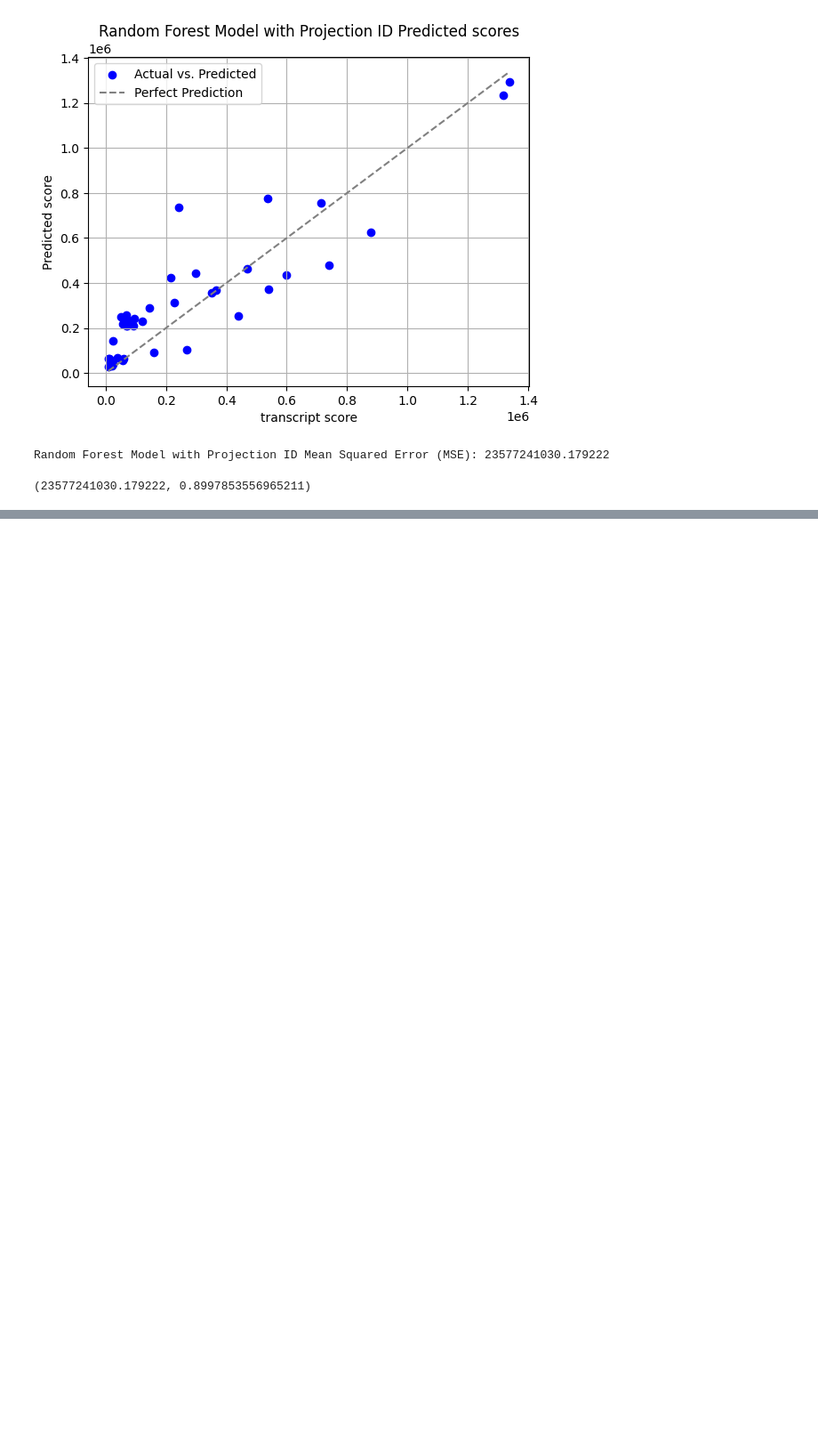
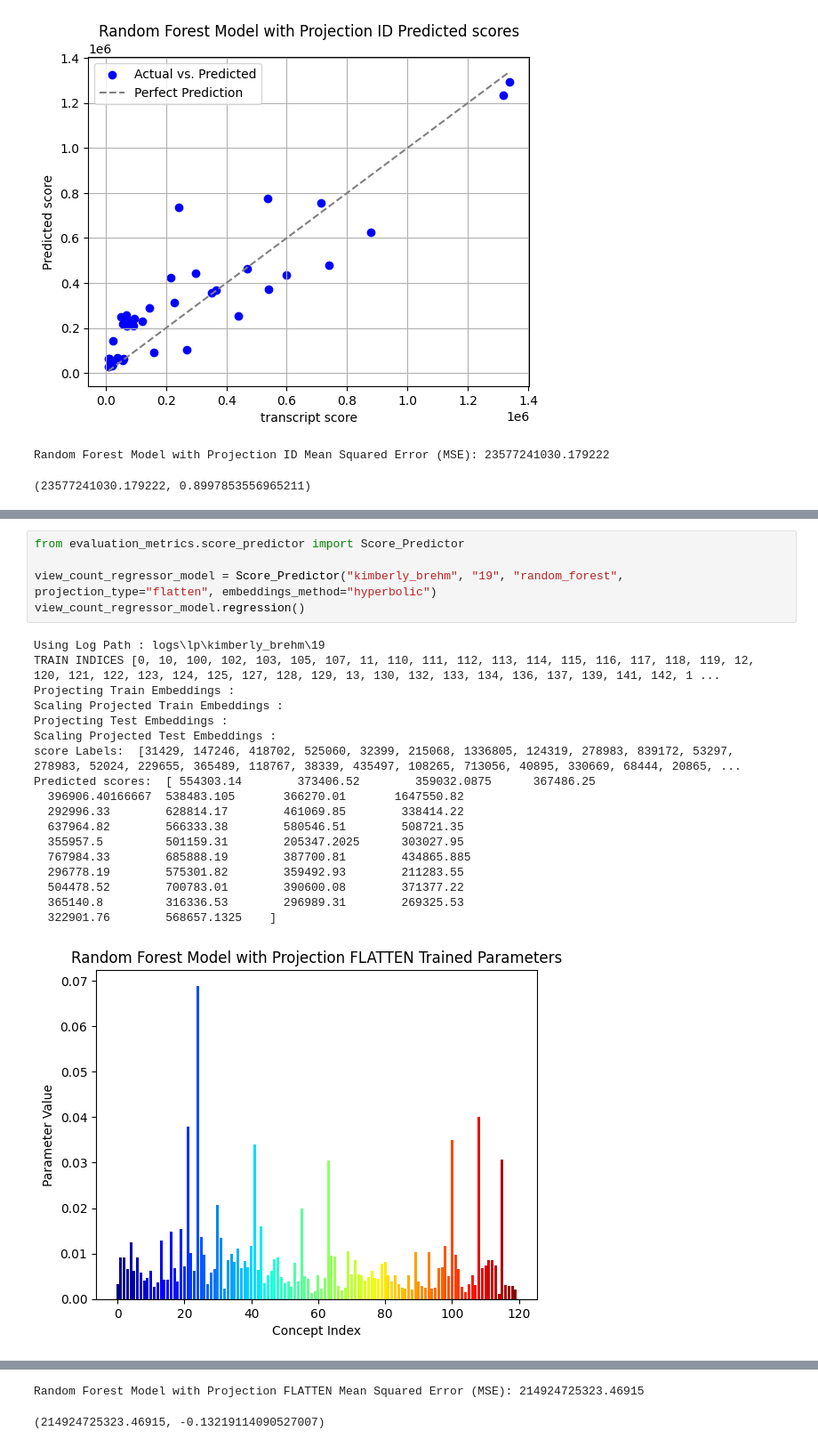
Before and after one commit to Hramir/educational_concept_librarian, a Jupyter notebook: transcript_score_regression.ipynb, the cells around one changed output, grey strips where cells are left out. Shown at 89% size. Saved outputs shown, nothing was run; the diff lists cells and outputs as text; blank space fills up the shorter version.

```diff
--- a/transcript_score_regression.ipynb
+++ b/transcript_score_regression.ipynb
@@ -55,0 +107,24 @@ Random Forest Model with Projection ID Mean Squared Error (MSE): 23577241030.179
+# %%
+from evaluation_metrics.score_predictor import Score_Predictor
+
+view_count_regressor_model = Score_Predictor("kimberly_brehm", "19", "random_forest", projection_type="flatten", embeddings_method="hyperbolic")
+view_count_regressor_model.regression()
+# %% [output]
+Using Log Path : logs\lp\kimberly_brehm\19
+TRAIN INDICES [0, 10, 100, 102, 103, 105, 107, 11, 110, 111, 112, 113, 114, 115, 116, 117, 118, 119, 12, 120, 121, 122, 123, 124, 125, 127, 128, 129, 13, 130, 132, 133, 134, 136, 137, 139, 141, 142, 1 ...
+Projecting Train Embeddings :
+Scaling Projected Train Embeddings :
+Projecting Test Embeddings :
+Scaling Projected Test Embeddings :
+score Labels:  [31429, 147246, 418702, 525060, 32399, 215068, 1336805, 124319, 278983, 839172, 53297, 278983, 52024, 229655, 365489, 118767, 38339, 435497, 108265, 713056, 40895, 330669, 68444, 20865, ...
+Predicted scores:  [ 554303.14        373406.52        359032.0875      367486.25
+  396906.40166667  538483.105       366270.01       1647550.82
+  292996.33        628814.17        461069.85        338414.22
+  637964.82        566333.38        580546.51        508721.35
+  355957.5         501159.31        205347.2025      303027.95
+  767984.33        685888.19        387700.81        434865.885
+  296778.19        575301.82        359492.93        211283.55
+  504478.52        700783.01        390600.08        371377.22
+  365140.8         316336.53        296989.31        269325.53
+  322901.76        568657.1325    ]
+[figure, added]
@@ -55,0 +133,2 @@ Random Forest Model with Projection ID Mean Squared Error (MSE): 23577241030.179
+Random Forest Model with Projection FLATTEN Mean Squared Error (MSE): 214924725323.46915
+(214924725323.46915, -0.13219114090527007)
```
Also changed, not shown: parts of 4 cells of this notebook, 11 other files.
